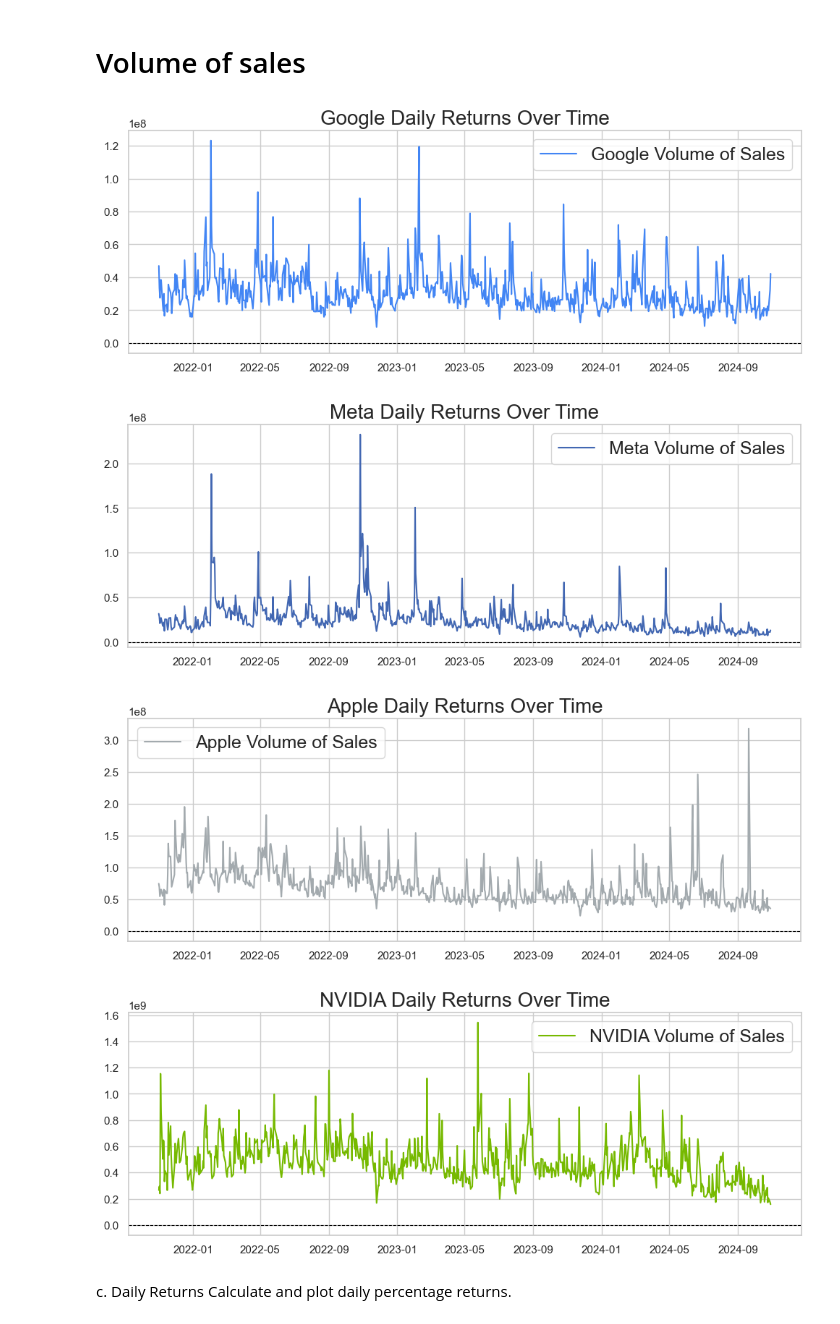
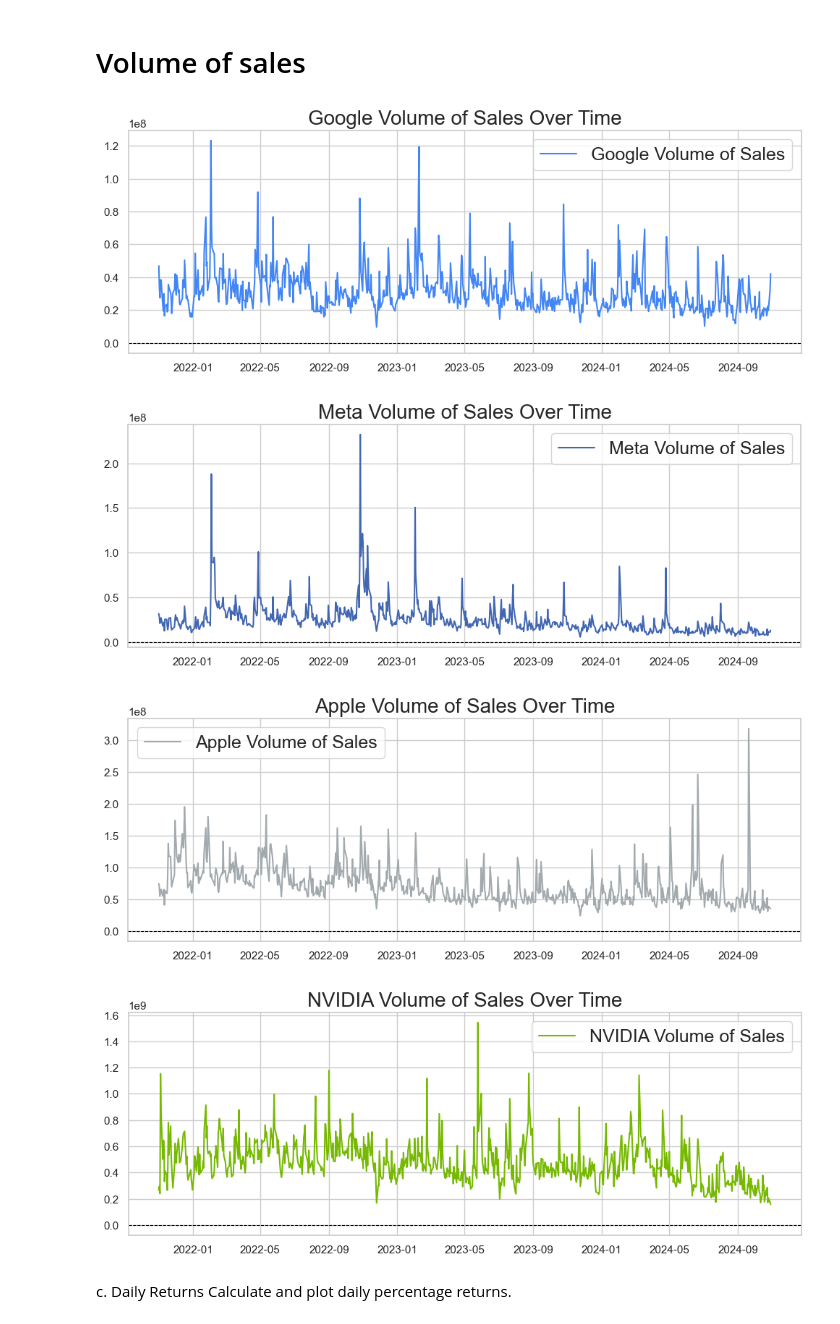
Before and after one commit to enockmbaraka/stock_price_prediction, a Jupyter notebook: eda/eda_stock_market_price_december12.ipynb, the cells around one changed output. Cells and saved outputs as stored; diff of their text form; code cells hidden in the pictures.

```diff
--- a/eda/eda_stock_market_price_december12.ipynb
+++ b/eda/eda_stock_market_price_december12.ipynb
@@ -16,10 +15,12 @@ project_root = Path.cwd()  # Or `Path.cwd()` if in working directory
 Load stock market CSV files for the companies.
 # %%
 # Load CSV files for each company
-google = pd.read_csv('google_stock_data.csv')
-meta = pd.read_csv("D:/stock_price_prediction/inputs/meta_stock_data.csv")
-apple = pd.read_csv('D:/stock_price_prediction/inputs/aapl_stock_data.csv')
-nvidia = pd.read_csv('D:/stock_price_prediction/inputs/nvda_stock_data.csv')
+current_dir = Path(os.getcwd())
+inputs_dir = current_dir.parent / 'inputs'
+google = pd.read_csv(inputs_dir / 'google_stock_data.csv')
+meta = pd.read_csv(inputs_dir / 'meta_stock_data.csv')
+apple = pd.read_csv(inputs_dir / 'aapl_stock_data.csv')
+nvidia = pd.read_csv(inputs_dir / 'nvda_stock_data.csv')
 
 google['Date'] = pd.to_datetime(google['Date'])
 meta['Date'] = pd.to_datetime(meta['Date'])
@@ -176,18 +177,18 @@ plt.show()
 # %%
 # Add daily returns for each dataset
 for df, name, col in zip([google, meta, apple, nvidia], ["Google", "Meta", "Apple", "NVIDIA"], ["#4285F4","#4267B2","#A3AAAE","#76B900"]):
 
     plt.figure(figsize=(12, 4))
     plt.plot(pd.to_datetime(df['Date']), df['Volume'], label=f'{name} Volume of Sales', color=  col)
     plt.axhline(0, color='black', linestyle='--', linewidth=0.8)
-    plt.title(f'{name} Daily Returns Over Time', fontsize = 20)
+    plt.title(f'{name} Volume of Sales Over Time', fontsize = 20)
     plt.legend(fontsize = 18)
     plt.show()
 # %% [output]
-[figure, old version]
+[figure, new version]
-[figure, old version]
+[figure, new version]
-[figure, old version]
+[figure, new version]
-[figure, old version]
+[figure, new version]
 # %% [markdown]
 c. Daily Returns
 Calculate and plot daily percentage returns.
```
Also changed, not shown: parts of 8 cells of this notebook, 27 other files.
